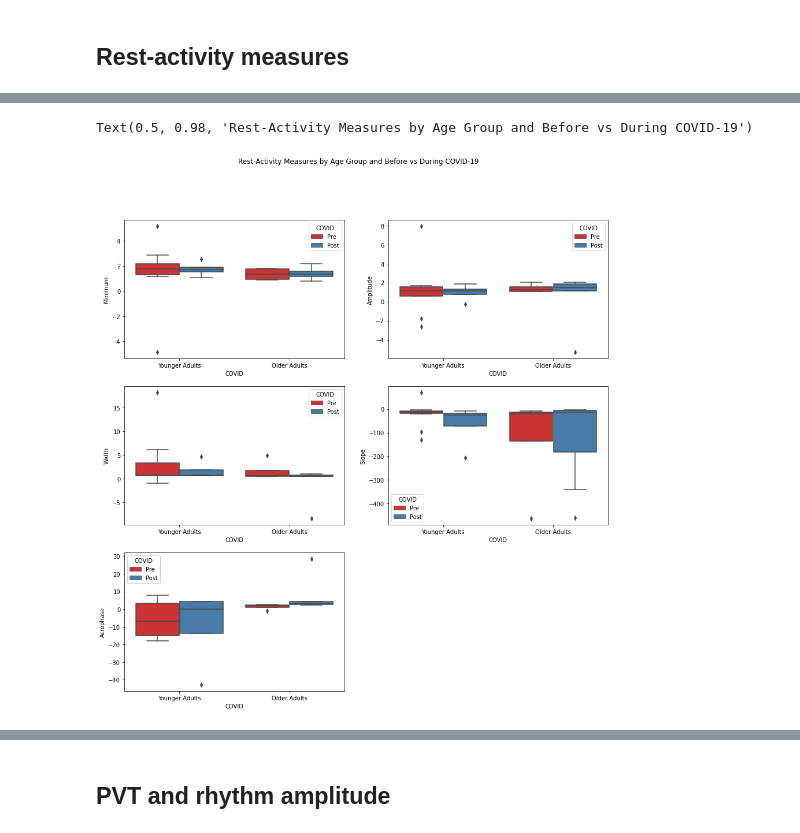
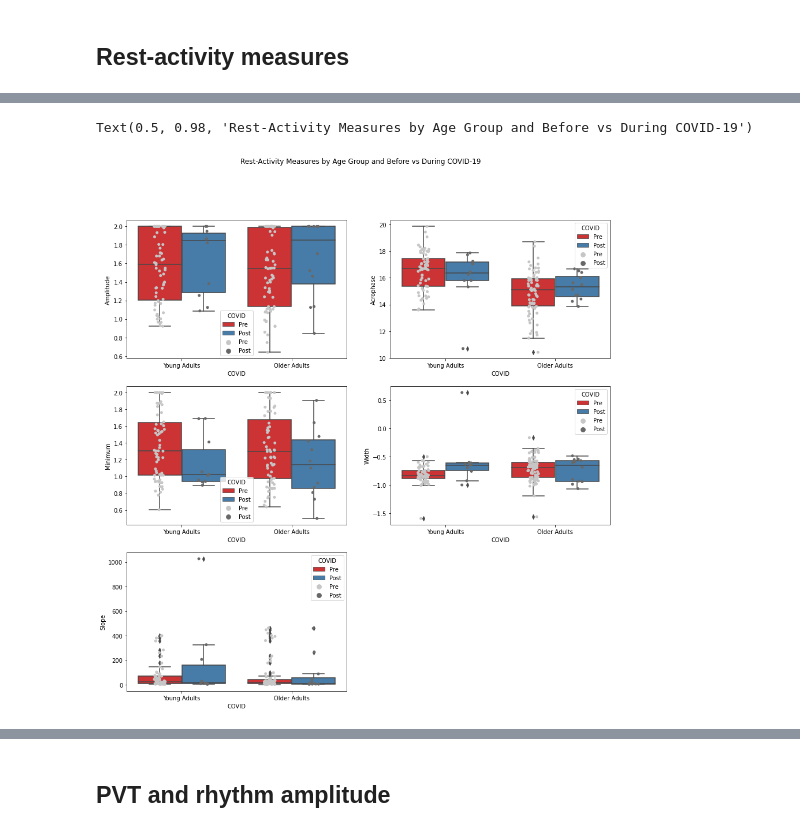
Before and after one commit to UTCogNeuroLab/wearables, a Jupyter notebook: notebooks/Sleep Diary Analysis.ipynb, the cells around one changed output, grey strips where cells are left out. Saved outputs shown, nothing was run; the diff lists cells and outputs as text; code cells hidden in the pictures.

Commit message:
updated scripts pre/post COVID analysis

```diff
--- a/notebooks/Sleep Diary Analysis.ipynb
+++ b/notebooks/Sleep Diary Analysis.ipynb
@@ -219,4 +318,2 @@ cr_10.index = cr_10.index.astype(str)
 # %%
-new = []
-new = df.join(cr_10)
-new
+new = new[new['record_id'] != '20108']
@@ -242,0 +437,4 @@ new
+# %%
+adm_new = []
+adm_new = new.merge(adm_cr, on = ['record_id', 'age_group', 'COVID', 'actmin_10', 'amp_10', 'alpha_10', 'beta_10', 'phi_10'], how = 'outer')
+adm_new
@@ -243,7 +455,9 @@ new
+# %%
+adm_new = adm_new.drop('index_x', axis =1)
 # %%
-new['age_group'] = new['age_group'].astype('category')
-new['age_group']= new['age_group'].cat.set_categories(["Younger Adults", "Older Adults"], ordered = True)
-new['COVID'] = new['COVID'].astype('category')
-new['COVID'] = new['COVID'].cat.set_categories(["Pre", "Post"], ordered = True)
-new
+adm_new['age_group'] = adm_new['age_group'].astype('category')
+adm_new['age_group']= adm_new['age_group'].cat.set_categories(["Young Adults", "Older Adults"], ordered = True)
+adm_new['COVID'] = adm_new['COVID'].astype('category')
+adm_new['COVID'] = adm_new['COVID'].cat.set_categories(["Pre", "Post"], ordered = True)
+adm_new[0:5]
 # %% [output]
@@ -293,39 +471,69 @@ new
 # %%
 import matplotlib.pyplot as plt
 import seaborn as sns
 
-dplt = new[['age_group','COVID', 'actmin_10', 'amp_10', 'alpha_10', 'beta_10', 'phi_10']]
+dplt = adm_new[['age_group','COVID', 'actmin_10', 'amp_10', 'alpha_10', 'beta_10', 'phi_10']]
 
 f, axes = plt.subplots(3, 2, figsize = (15, 15))
 
-sns.boxplot(y='actmin_10', x='age_group', hue='COVID', data=dplt, ax=axes[0,0], palette = 'Set1').set(
+#Amplitude
+sns.boxplot(y='amp_10', x='age_group', hue='COVID', data=dplt, ax=axes[0,0], palette = 'Set1').set(
+    xlabel='COVID',
+    ylabel='Amplitude'
+)
+
+sns.stripplot(y='amp_10', x='age_group', hue='COVID', data=dplt, ax=axes[0,0], palette = 'Greys', dodge=True).set(
+    xlabel='COVID',
+    ylabel='Amplitude'
+)
+
+#Acrophase
+sns.boxplot(y='phi_10', x='age_group', hue='COVID', data=dplt, ax=axes[0,1], palette = 'Set1').set(
+    xlabel='COVID',
+    ylabel='Acrophase'
+)
+
+sns.stripplot(y='phi_10', x='age_group', hue='COVID', data=dplt, ax=axes[0,1], palette = 'Greys', dodge=True).set(
+    xlabel='COVID',
+    ylabel='Acrophase'
+)
+
+#Minimum
+sns.boxplot(y='actmin_10', x='age_group', hue='COVID', data=dplt, ax=axes[1,0], palette = 'Set1').set(
     xlabel='COVID',
     ylabel='Minimum'
 )
 
-sns.boxplot(y='amp_10', x='age_group', hue='COVID', data=dplt, ax=axes[0,1], palette = 'Set1').set(
+sns.stripplot(y='actmin_10', x='age_group', hue='COVID', data=dplt, ax=axes[1,0], palette = 'Greys', dodge=True).set(
     xlabel='COVID',
-    ylabel='Amplitude'
+    ylabel='Minimum'
 )
 
-sns.boxplot(y='alpha_10', x='age_group', hue='COVID', data=dplt, ax=axes[1,0], palette = 'Set1').set(
+#Width
+sns.boxplot(y='alpha_10', x='age_group', hue='COVID', data=dplt, ax=axes[1,1], palette = 'Set1').set(
     xlabel='COVID',
     ylabel='Width'
 )
 
-sns.boxplot(y='beta_10', x='age_group', hue='COVID', data=dplt, ax=axes[1,1], palette = 'Set1').set(
+sns.stripplot(y='alpha_10', x='age_group', hue='COVID', data=dplt, ax=axes[1,1], palette = 'Greys', dodge=True).set(
+    xlabel='COVID',
+    ylabel='Width'
+)
+
+#Slope
+sns.boxplot(y='beta_10', x='age_group', hue='COVID', data=dplt, ax=axes[2,0], palette = 'Set1').set(
     xlabel='COVID',
     ylabel='Slope'
 )
 
-sns.boxplot(y='phi_10', x='age_group', hue='COVID', data=dplt, ax=axes[2,0], palette = 'Set1').set(
+sns.stripplot(y='beta_10', x='age_group', hue='COVID', data=dplt, ax=axes[2,0], palette = 'Greys', dodge=True).set(
     xlabel='COVID',
-    ylabel='Acrophase'
+    ylabel='Slope'
 )
 
 axes[2,1].set_axis_off()
 
 plt.suptitle('Rest-Activity Measures by Age Group and Before vs During COVID-19')
 # %% [output]
 Text(0.5, 0.98, 'Rest-Activity Measures by Age Group and Before vs During COVID-19')
-[figure, old version]
+[figure, new version]
```
Also changed, not shown: parts of 43 cells of this notebook, 2 other files.
